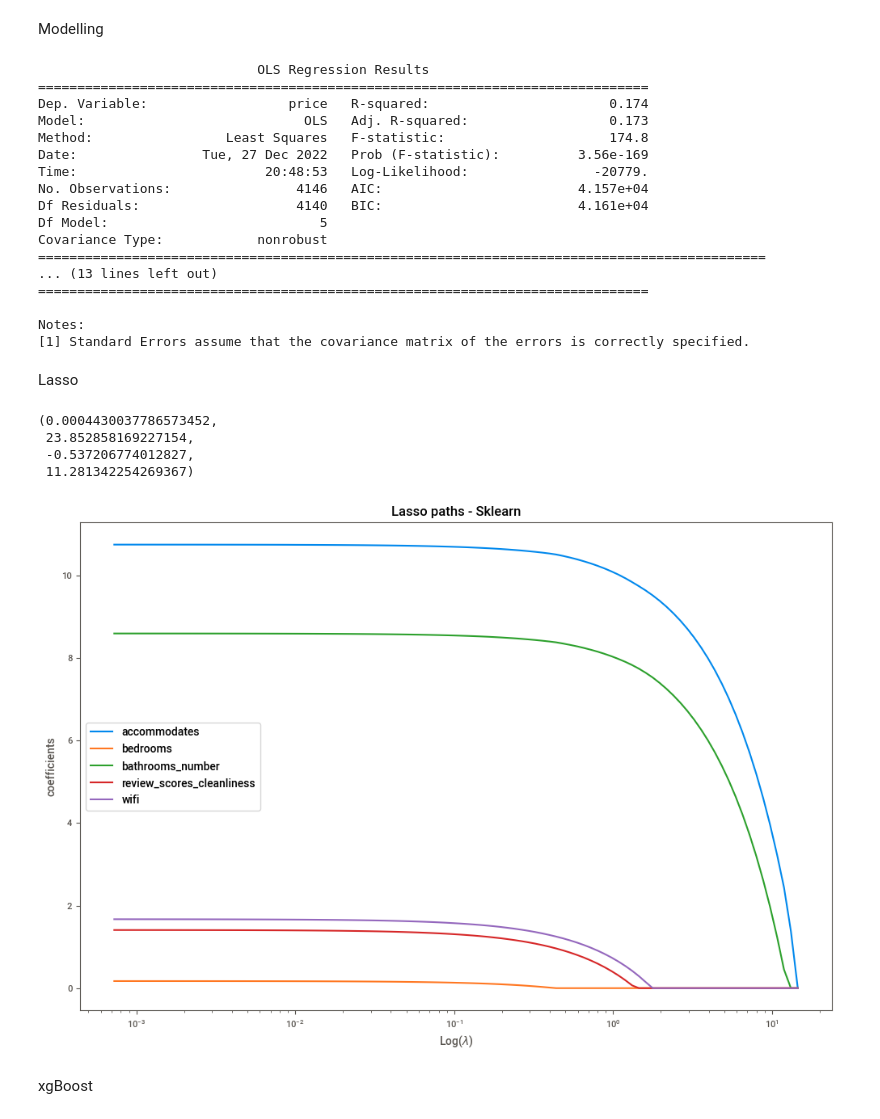
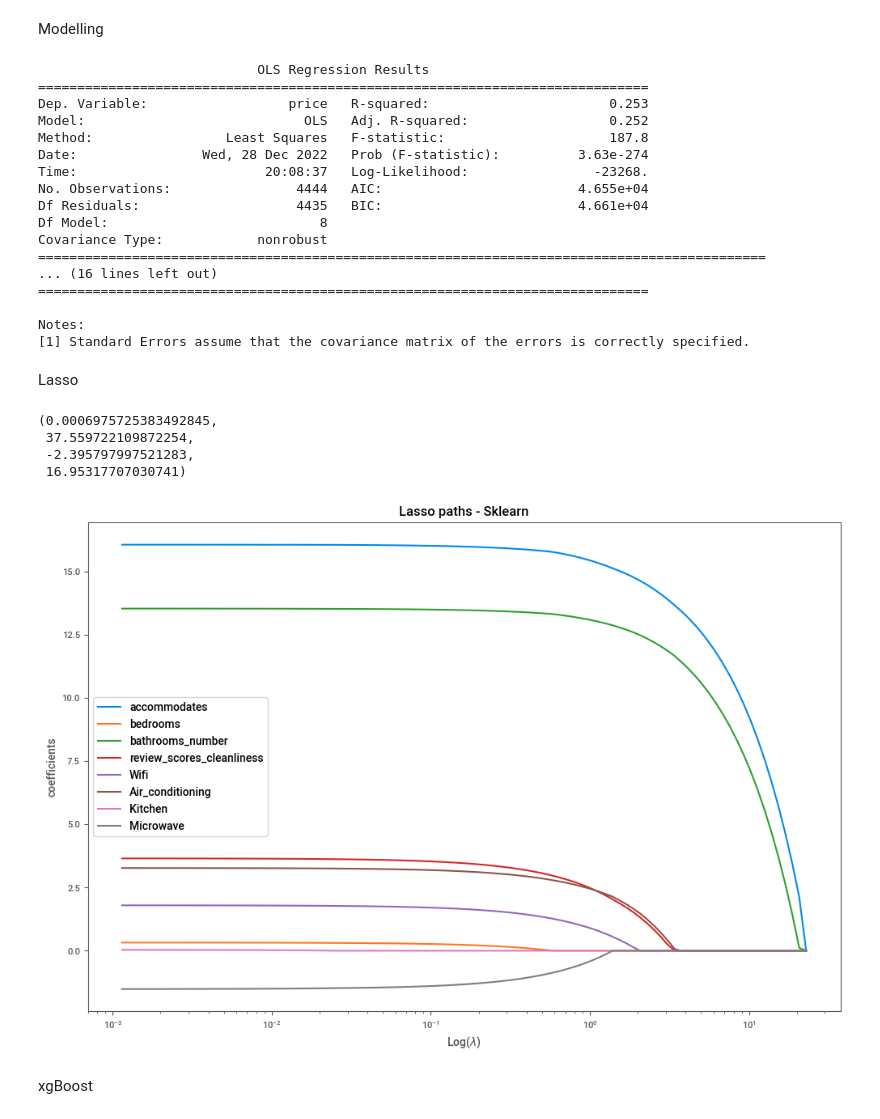
Before and after one commit to MarieeCzy/airbnb_ml_model, a Jupyter notebook: sevilla_city.ipynb, the cells around one changed output. Drawn from its saved outputs; the diff is of its cells as text; code cells hidden in the pictures.

Commit message:
add funtion separateAmenities

```diff
--- a/sevilla_city.ipynb
+++ b/sevilla_city.ipynb
@@ -112,13 +110,27 @@ data.head()
 | 3 | $84.00 | 1 bath | 6 | 2.0 | 4.82 | ["Shampoo", "Bathtub", "45\" HDTV... |
 | 4 | $85.00 | 1 bath | 6 | 2.0 | 4.64 | ["Shampoo", "Outdoor dining area"... |
 # %%
-#remove "" and check if we have wifi, if yes -> true if no -> false
+#remove ""
 data.amenities = data_frame.amenities.apply(lambda x: x.replace('"',''))
-data['wifi'] = ''
-for index, row in data.iterrows():
-  if 'Wifi' in row.amenities:
-    data.at[index, 'wifi'] = True
-  else:
-    data.at[index, 'wifi'] = False
 
-data.wifi = data.wifi.astype(bool)
+#select interesting attributes form 'amenities' column
+list_amenities = ['Air conditioning', 'Wifi', 'Kitchen', 'Microwave']
+
+def separateAmenities(record):
+  '''#slice each into a separate column,
+  add label True or False, change type to bool
+  '''
+  data[f"{record}"] = ''
+  for index, row in data.iterrows():
+    if f'{record}' in row.amenities:
+      data.at[index, f'{record}'] = True
+    else:
+      data.at[index, f'{record}'] = False
+    data[f'{record}'] = data[f'{record}'].astype(bool)
+
+for each in list_amenities:
+  separateAmenities(each)
+# %%
+#remove ' ' from column name
+data.rename(columns={'Air conditioning': 'Air_conditioning'}, inplace=True)
+data.columns
@@ -187,23 +204,23 @@ data.head()
 # %% [markdown]
 Modelling
 # %%
-model = smf.ols('price ~ accommodates + bedrooms + review_scores_cleanliness + bathrooms_number + wifi', data=data).fit()
+model = smf.ols('price ~ accommodates + bedrooms + review_scores_cleanliness + bathrooms_number + Wifi + Air_conditioning + Kitchen + Microwave', data=data).fit()
 
 print(model.summary())
 # %% [output]
                             OLS Regression Results
 ==============================================================================
-Dep. Variable:                  price   R-squared:                       0.174
-Model:                            OLS   Adj. R-squared:                  0.173
-Method:                 Least Squares   F-statistic:                     174.8
-Date:                Tue, 27 Dec 2022   Prob (F-statistic):          3.56e-169
-Time:                        20:48:53   Log-Likelihood:                -20779.
-No. Observations:                4146   AIC:                         4.157e+04
-Df Residuals:                    4140   BIC:                         4.161e+04
-Df Model:                           5
+Dep. Variable:                  price   R-squared:                       0.253
+Model:                            OLS   Adj. R-squared:                  0.252
+Method:                 Least Squares   F-statistic:                     187.8
+Date:                Wed, 28 Dec 2022   Prob (F-statistic):          3.63e-274
+Time:                        20:08:37   Log-Likelihood:                -23268.
+No. Observations:                4444   AIC:                         4.655e+04
+Df Residuals:                    4435   BIC:                         4.661e+04
+Df Model:                           8
 Covariance Type:            nonrobust
 =============================================================================================
-... (13 lines left out)
+... (16 lines left out)
 ==============================================================================
 
 Notes:
@@ -211,35 +228,35 @@ Notes:
 # %% [markdown]
 Lasso
 # %%
-variables = ['accommodates', 'bedrooms', 'bathrooms_number', 'review_scores_cleanliness', 'wifi']
+variables = ['accommodates', 'bedrooms', 'bathrooms_number', 'review_scores_cleanliness', 'Wifi', 'Air_conditioning', 'Kitchen', 'Microwave']
 
 data_subset = data.loc[:, variables + ['price']]
 data_subset.dropna(inplace=True)
 
 X = data_subset.loc[:,variables]
 X = preprocessing.scale(X)
 y = np.array(data_subset.price)
 
 alphas_lasso, coefs_lasso, _ = lasso_path(X, y, eps = 5e-5)
 
 # Display results
 plt.figure(figsize = (12,8))
 
 for i in range(X.shape[1]):
     plt.plot(alphas_lasso, coefs_lasso[i], label = variables[i])
 
 plt.xscale('log')
 plt.xlabel('Log($\\lambda$)')
 plt.ylabel('coefficients')
 plt.title('Lasso paths - Sklearn')
 plt.legend()
 plt.axis('tight')
 # %% [output]
-(0.0004430037786573452,
- 23.852858169227154,
- -0.537206774012827,
- 11.281342254269367)
+(0.0006975725383492845,
+ 37.559722109872254,
+ -2.395797997521283,
+ 16.95317707030741)
-[figure, old version]
+[figure, new version]
 # %% [markdown]
 xgBoost
 # %%
```
Also changed, not shown: parts of 14 cells of this notebook.
